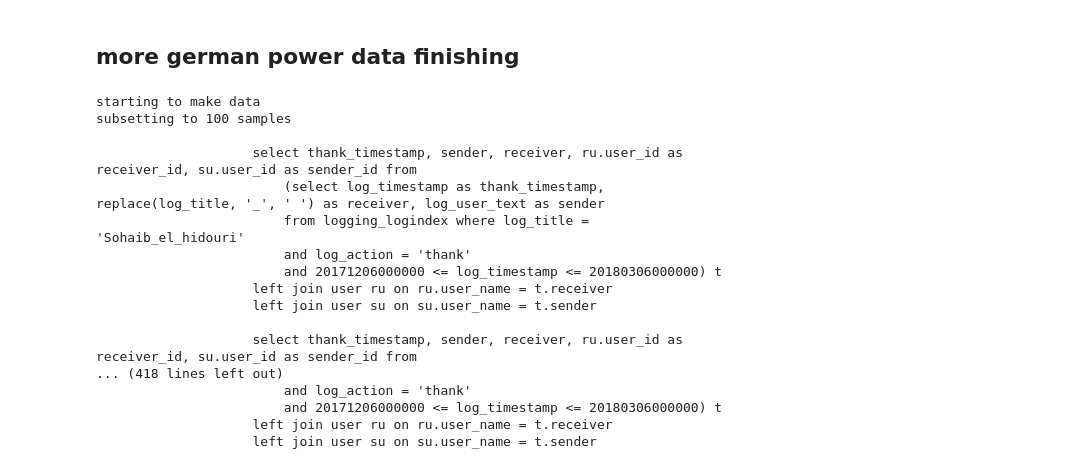
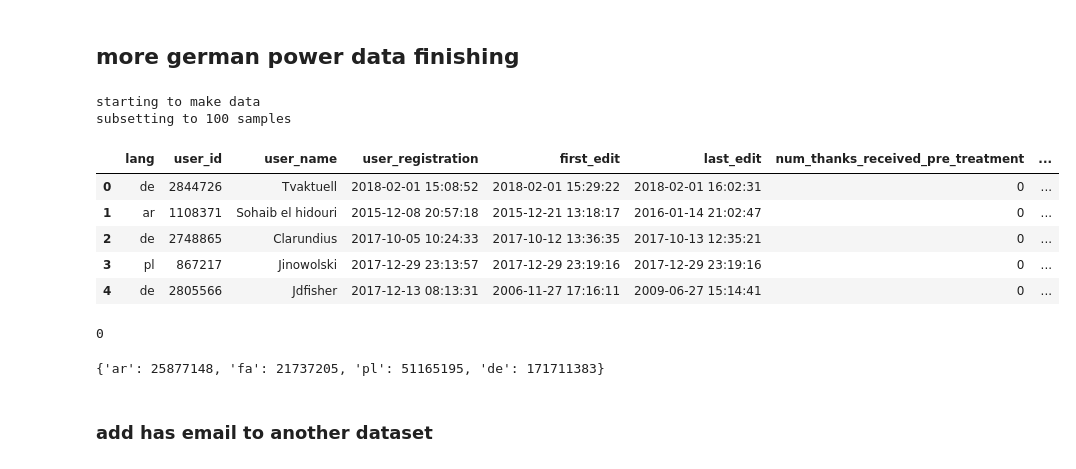
Before and after one commit to citizensandtech/civilservant-wikipedia-gratitude-population-sampling, a Jupyter notebook: generate power analysis data-functional refactor.ipynb, the cells around one changed output. Cells and saved outputs as stored; diff of their text form; code cells hidden in the pictures.

```diff
--- a/generate power analysis data-functional refactor.ipynb
+++ b/generate power analysis data-functional refactor.ipynb
@@ -328,2 +317,0 @@ full_df = pd.read_pickle('checkpoints/user_reg_thank_active_experiencel_1.pickle
-# %%
-full_df = full_df[pd.notnull(full_df['first_edit'])]
@@ -356,3 +318,7 @@ bin_stats_df.to_csv('outputs/bin_stats_df_one_edit_min.csv', index=False)
+# %%
+def output_bin_stats(df):
+    bin_stats = pd.DataFrame(df.groupby(['experience_level_pre_treatment','lang']).size()).rename(columns={0:'users_with_at_least_days_experience'})
+    bin_stats.to_csv('outputs/bin_stats_df_one_edit_min.csv', index=False)
 # %% [markdown]
 # Subsetting representative sample
 # %%
@@ -901,3 +891,31 @@ for col_f, fn in col_fn.items():
+# %%
+@make_cached_df('total_edits')
+def get_total_user_edits(lang, user_id, start_date, end_date):
+    con.execute(f"use {lang}wiki_p;")
+    user_edit_sql = f"""select count(*) as edits_pre_treatment from revision_userindex
+                where rev_user = {user_id}
+                and {to_wmftimestamp(start_date)} <= rev_timestamp <= {to_wmftimestamp(end_date)};
+                """
+    df = pd.read_sql(user_edit_sql, con)
+    return df
+
+
+def add_total_edits(df, start_date, end_date):
+    user_edit_dfs = []
+    for lang in langs:
+        user_ids =  user_ids = df[df['lang']==lang]['user_id'].values
+        for user_id in user_ids:
+            user_edit_df = get_total_user_edits(lang, user_id, start_date, end_date)
+            user_edit_df['user_id'] = user_id
+            user_edit_df['lang'] = lang
+            user_edit_dfs.append(user_edit_df)
+
+    users_edit_df = pd.concat(user_edit_dfs)
+    df = pd.merge(df, users_edit_df, how='left', on=['lang', 'user_id'])
+    return df
+
+def add_total_edits_pre_treatment(df):
+    return add_total_edits(df, start_date=wikipedia_start_date, end_date=sim_treatment_date)
 # %%
 def make_data(subsample=None):
     print('starting to make data')
@@ -908,6 +926,12 @@ def make_data(subsample=None):
         df = df.sample(n=subsample, random_state=1854)
 
     df = add_thanks_pre_treatment(df)
+    df = add_experience_bin(df)
+    if not subsample:
+        output_bin_stats(df)
+
+    df = add_total_edits_pre_treatment(df)
+    df = add_has_email_currently(df)
 
     return df
 
@@ -917,18 +941,3 @@ if __name__ == "__main__":
 # %% [output]
 starting to make data
 subsetting to 100 samples
-
-                    select thank_timestamp, sender, receiver, ru.user_id as receiver_id, su.user_id as sender_id from
-                        (select log_timestamp as thank_timestamp, replace(log_title, '_', ' ') as receiver, log_user_text as sender
-                        from logging_logindex where log_title = 'Sohaib_el_hidouri'
-                        and log_action = 'thank'
-                        and 20171206000000 <= log_timestamp <= 20180306000000) t
-                    left join user ru on ru.user_name = t.receiver
-                    left join user su on su.user_name = t.sender
-
-                    select thank_timestamp, sender, receiver, ru.user_id as receiver_id, su.user_id as sender_id from
-... (418 lines left out)
-                        and log_action = 'thank'
-                        and 20171206000000 <= log_timestamp <= 20180306000000) t
-                    left join user ru on ru.user_name = t.receiver
-                    left join user su on su.user_name = t.sender
@@ -935,2 +946,13 @@ subsetting to 100 samples
 # %%
-df
+df.head()
+# %% [output]
+|  | lang | user_id | user_name | user_registration | first_edit | last_edit | num_thanks_received_pre_treatment | ... |
+| 0 | de | 2844726 | Tvaktuell | 2018-02-01 15:08:52 | 2018-02-01 15:29:22 | 2018-02-01 16:02:31 | 0 | ... |
+| 1 | ar | 1108371 | Sohaib el hidouri | 2015-12-08 20:57:18 | 2015-12-21 13:18:17 | 2016-01-14 21:02:47 | 0 | ... |
+| 2 | de | 2748865 | Clarundius | 2017-10-05 10:24:33 | 2017-10-12 13:36:35 | 2017-10-13 12:35:21 | 0 | ... |
+| 3 | pl | 867217 | Jinowolski | 2017-12-29 23:13:57 | 2017-12-29 23:19:16 | 2017-12-29 23:19:16 | 0 | ... |
+| 4 | de | 2805566 | Jdfisher | 2017-12-13 08:13:31 | 2006-11-27 17:16:11 | 2009-06-27 15:14:41 | 0 | ... |
+# %%
+df['has_email'].min()
+# %% [output]
+0
@@ -936,0 +969,6 @@ df
+# %%
+min_rev_ids
+# %% [output]
+{'ar': 25877148, 'fa': 21737205, 'pl': 51165195, 'de': 171711383}
+# %% [markdown]
+###  add has email to another dataset
```
Also changed, not shown: parts of 34 cells of this notebook, 7 other files.
